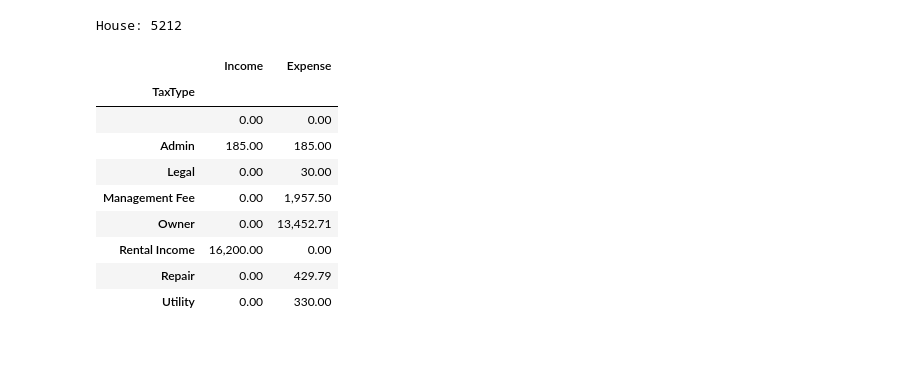
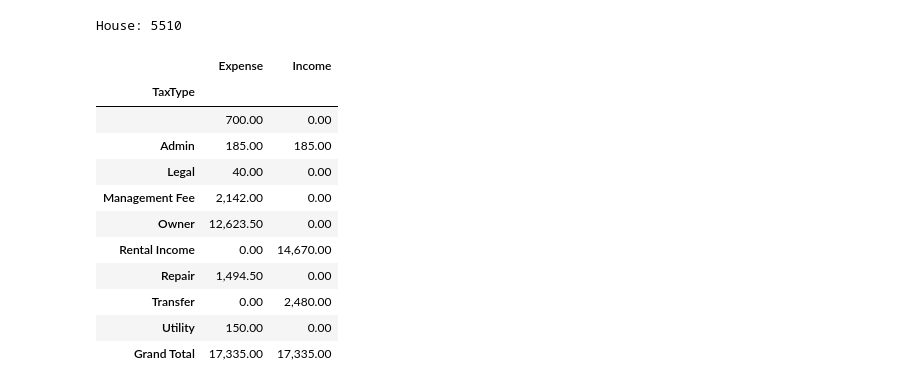
Before and after one commit to eddie588/Python, a Jupyter notebook: Notebook/Tax/Rental.ipynb, the cells around one changed output. Drawn from its saved outputs; the diff is of its cells as text; code cells hidden in the pictures; blank space fills up the shorter version.

```diff
--- a/Notebook/Tax/Rental.ipynb
+++ b/Notebook/Tax/Rental.ipynb
@@ -73,16 +87,25 @@ Expense:16385.0
-# %%
-print('House: ' + house)
-
-df.groupby('TaxType')[['Income','Expense']].sum()
-# %% [output]
-House: 5212
-|  | Income | Expense |
-| TaxType |  |  |
-|  | 0.00 | 0.00 |
-| Admin | 185.00 | 185.00 |
-| Legal | 0.00 | 30.00 |
-| Management Fee | 0.00 | 1,957.50 |
-| Owner | 0.00 | 13,452.71 |
-| Rental Income | 16,200.00 | 0.00 |
-| Repair | 0.00 | 429.79 |
-| Utility | 0.00 | 330.00 |
+# %%
+YEAR= '2022'
+HOUSE = '5510'  #5212/5311/5510
+
+df = readDataFrame(YEAR, HOUSE)
+
+print('House: ' + HOUSE)
+df.groupby('TaxType')[['Income','Expense']].sum()
+
+
+df.pivot_table(index='TaxType',aggfunc='sum',margins=True,margins_name = 'Grand Total',values=['Income','Expense'])
+# %% [output]
+House: 5510
+|  | Expense | Income |
+| TaxType |  |  |
+|  | 700.00 | 0.00 |
+| Admin | 185.00 | 185.00 |
+| Legal | 40.00 | 0.00 |
+| Management Fee | 2,142.00 | 0.00 |
+| Owner | 12,623.50 | 0.00 |
+| Rental Income | 0.00 | 14,670.00 |
+| Repair | 1,494.50 | 0.00 |
+| Transfer | 0.00 | 2,480.00 |
+| Utility | 150.00 | 0.00 |
+| Grand Total | 17,335.00 | 17,335.00 |
```
Also changed, not shown: parts of 2 cells of this notebook, 1 other file.
